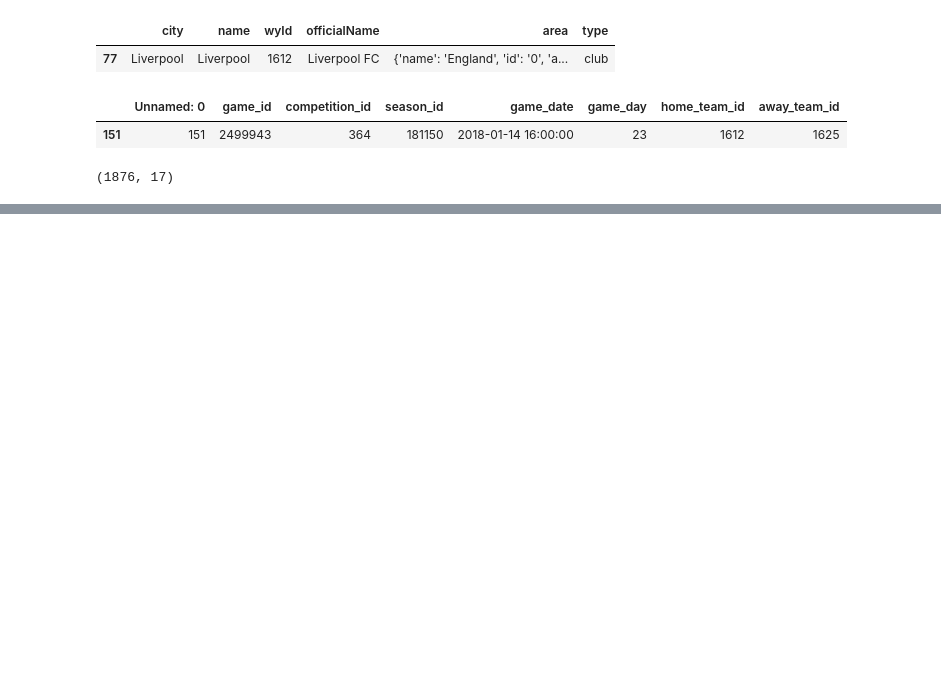
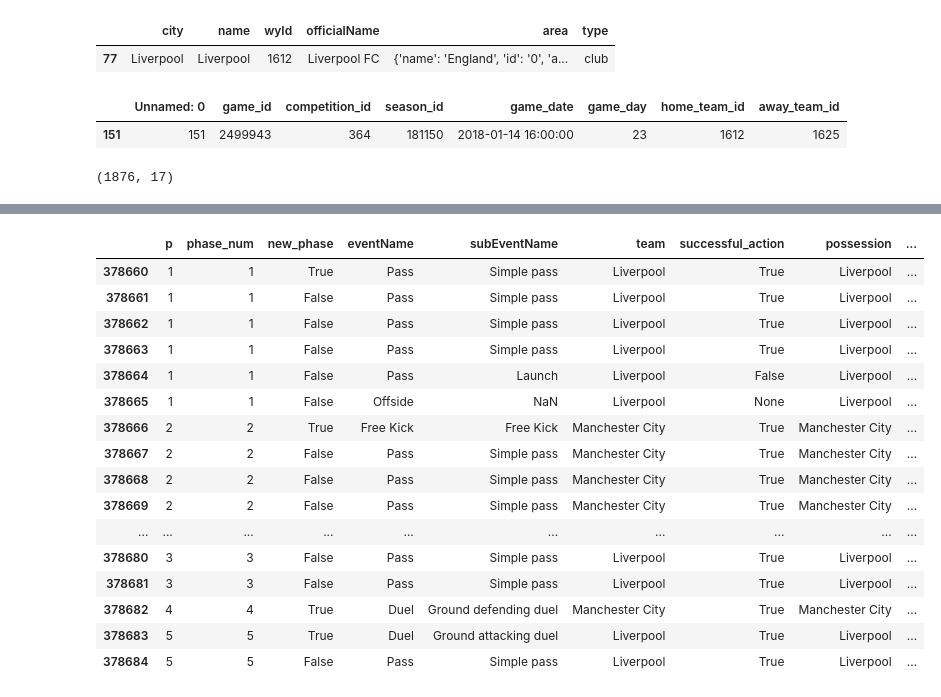
Before and after one commit to stephen989/football-analysis, a Jupyter notebook: match_phases.ipynb, the cells around one changed output, grey strips where cells are left out. Cells and saved outputs as stored; diff of their text form; code cells hidden in the pictures; blank space fills up the shorter version.

```diff
--- a/match_phases.ipynb
+++ b/match_phases.ipynb
@@ -147 +184,21 @@ match[cols].to_csv("match.csv")
+# %%
+match[cols].head(25)
+# %% [output]
+|  | p | phase_num | new_phase | eventName | subEventName | team | successful_action | possession | ... |
+| 378660 | 1 | 1 | True | Pass | Simple pass | Liverpool | True | Liverpool | ... |
+| 378661 | 1 | 1 | False | Pass | Simple pass | Liverpool | True | Liverpool | ... |
+| 378662 | 1 | 1 | False | Pass | Simple pass | Liverpool | True | Liverpool | ... |
+| 378663 | 1 | 1 | False | Pass | Simple pass | Liverpool | True | Liverpool | ... |
+| 378664 | 1 | 1 | False | Pass | Launch | Liverpool | False | Liverpool | ... |
+| 378665 | 1 | 1 | False | Offside | NaN | Liverpool | None | Liverpool | ... |
+| 378666 | 2 | 2 | True | Free Kick | Free Kick | Manchester City | True | Manchester City | ... |
+| 378667 | 2 | 2 | False | Pass | Simple pass | Manchester City | True | Manchester City | ... |
+| 378668 | 2 | 2 | False | Pass | Simple pass | Manchester City | True | Manchester City | ... |
+| 378669 | 2 | 2 | False | Pass | Simple pass | Manchester City | True | Manchester City | ... |
+| ... | ... | ... | ... | ... | ... | ... | ... | ... | ... |
+| 378680 | 3 | 3 | False | Pass | Simple pass | Liverpool | True | Liverpool | ... |
+| 378681 | 3 | 3 | False | Pass | Simple pass | Liverpool | True | Liverpool | ... |
+| 378682 | 4 | 4 | True | Duel | Ground defending duel | Manchester City | True | Manchester City | ... |
+| 378683 | 5 | 5 | True | Duel | Ground attacking duel | Liverpool | True | Liverpool | ... |
+| 378684 | 5 | 5 | False | Pass | Simple pass | Liverpool | True | Liverpool | ... |
 # %%
```
Also changed, not shown: parts of 24 cells of this notebook.
